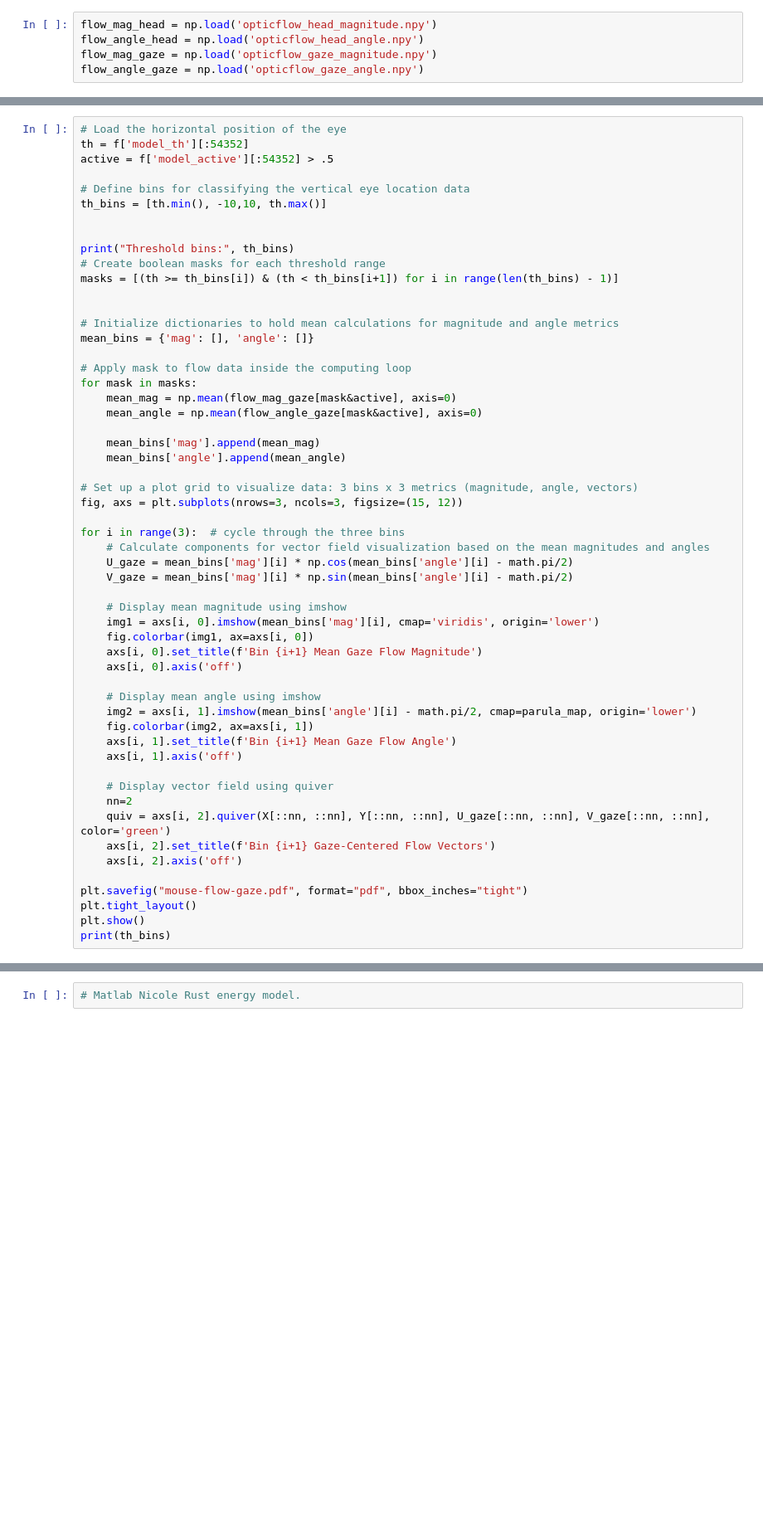
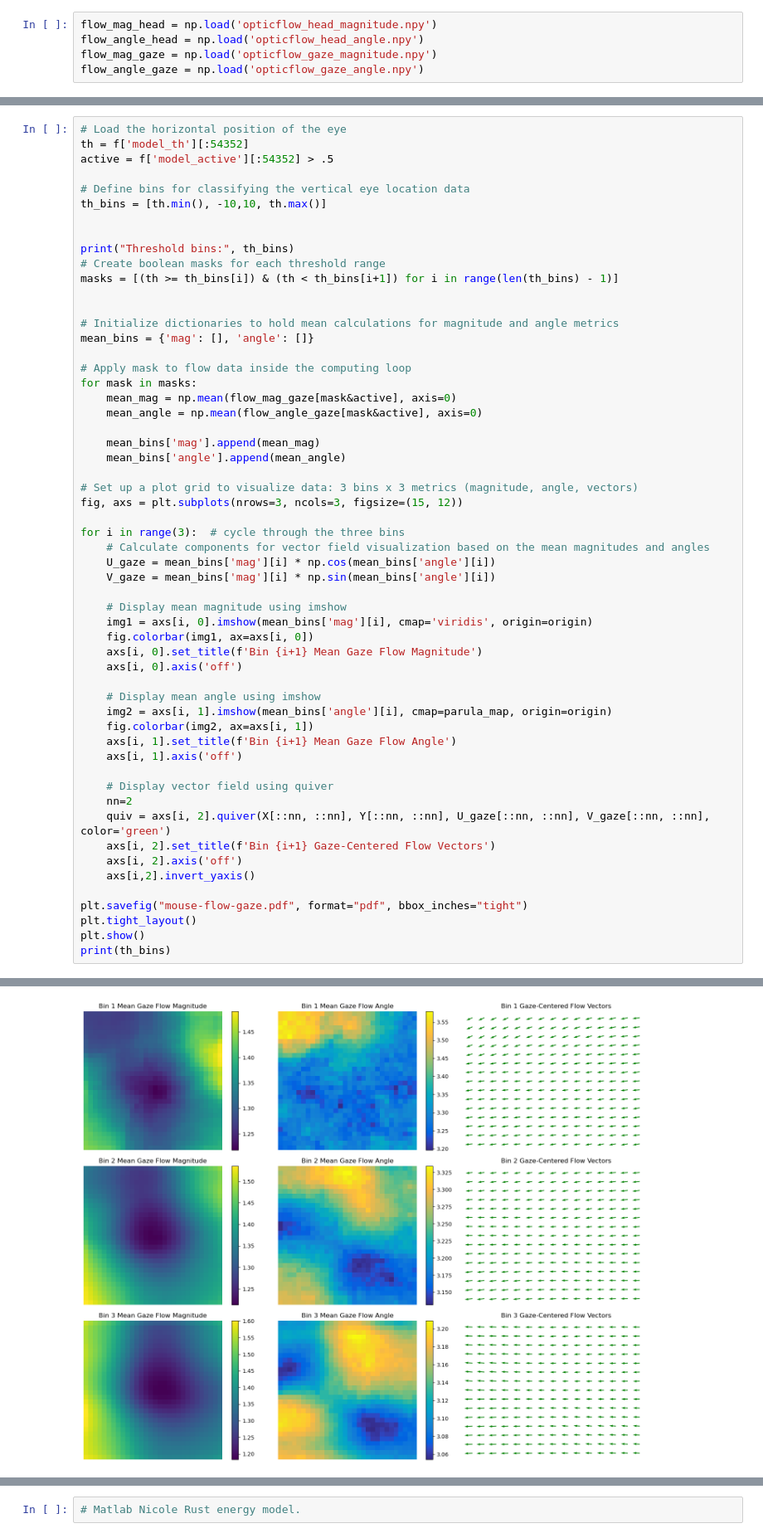
Before and after one commit to BonnenLab/U19-preliminary-data-analysis, a Jupyter notebook: simple-motion-stats.ipynb, the cells around one changed output, grey strips where cells are left out. Shown at 83% size. Drawn from its saved outputs; the diff is of its cells as text; blank space fills up the shorter version.

```diff
--- a/simple-motion-stats.ipynb
+++ b/simple-motion-stats.ipynb
@@ -304,17 +342,17 @@ fig, axs = plt.subplots(nrows=3, ncols=3, figsize=(15, 12))
 
 for i in range(3):  # cycle through the three bins
     # Calculate components for vector field visualization based on the mean magnitudes and angles
-    U_gaze = mean_bins['mag'][i] * np.cos(mean_bins['angle'][i] - math.pi/2)
-    V_gaze = mean_bins['mag'][i] * np.sin(mean_bins['angle'][i] - math.pi/2)
+    U_gaze = mean_bins['mag'][i] * np.cos(mean_bins['angle'][i])
+    V_gaze = mean_bins['mag'][i] * np.sin(mean_bins['angle'][i])
 
     # Display mean magnitude using imshow
-    img1 = axs[i, 0].imshow(mean_bins['mag'][i], cmap='viridis', origin='lower')
+    img1 = axs[i, 0].imshow(mean_bins['mag'][i], cmap='viridis', origin=origin)
     fig.colorbar(img1, ax=axs[i, 0])
     axs[i, 0].set_title(f'Bin {i+1} Mean Gaze Flow Magnitude')
     axs[i, 0].axis('off')
 
     # Display mean angle using imshow
-    img2 = axs[i, 1].imshow(mean_bins['angle'][i] - math.pi/2, cmap=parula_map, origin='lower')
+    img2 = axs[i, 1].imshow(mean_bins['angle'][i], cmap=parula_map, origin=origin)
     fig.colorbar(img2, ax=axs[i, 1])
     axs[i, 1].set_title(f'Bin {i+1} Mean Gaze Flow Angle')
     axs[i, 1].axis('off')
@@ -324,8 +362,10 @@ for i in range(3):  # cycle through the three bins
     quiv = axs[i, 2].quiver(X[::nn, ::nn], Y[::nn, ::nn], U_gaze[::nn, ::nn], V_gaze[::nn, ::nn], color='green')
     axs[i, 2].set_title(f'Bin {i+1} Gaze-Centered Flow Vectors')
     axs[i, 2].axis('off')
+    axs[i,2].invert_yaxis()
 
 plt.savefig("mouse-flow-gaze.pdf", format="pdf", bbox_inches="tight")
 plt.tight_layout()
 plt.show()
 print(th_bins)
+# %% [output]
@@ -331,0 +373 @@ print(th_bins)
+[figure, added]
```
Also changed, not shown: parts of 10 cells of this notebook, 1 other file.
